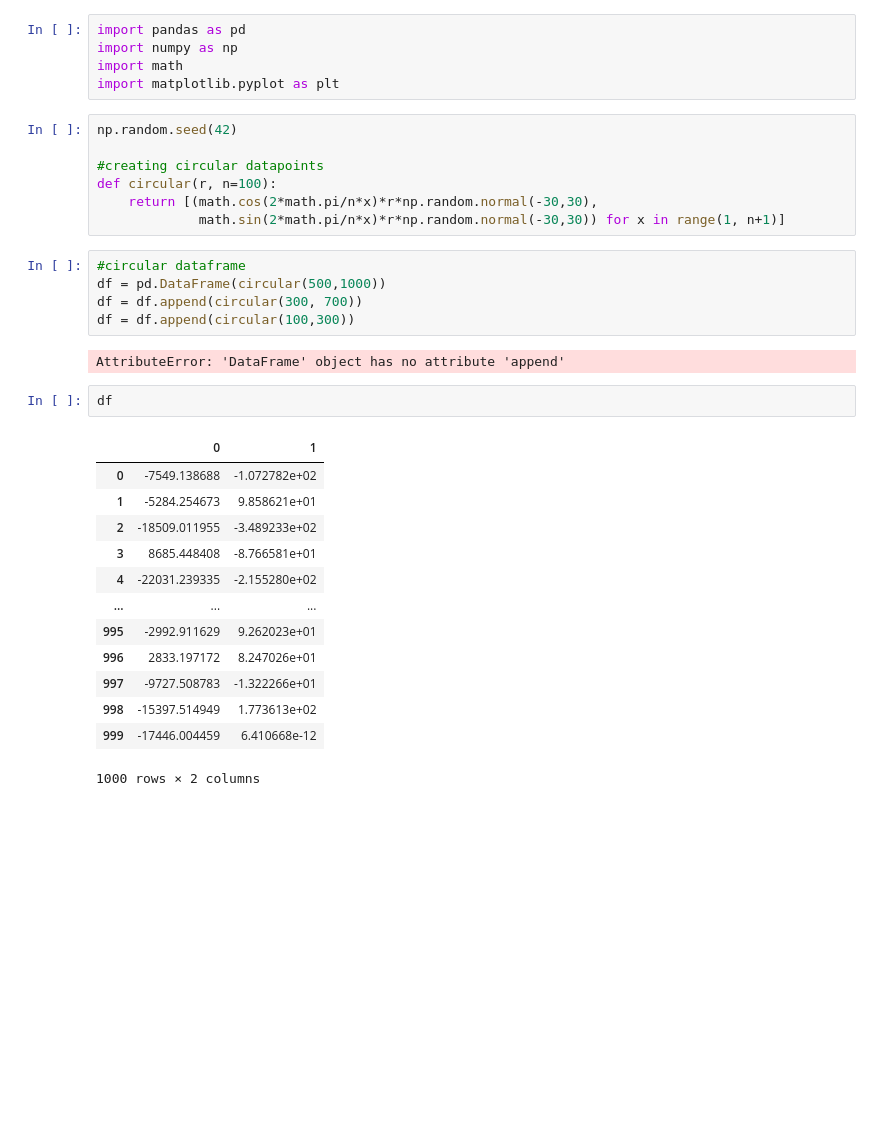
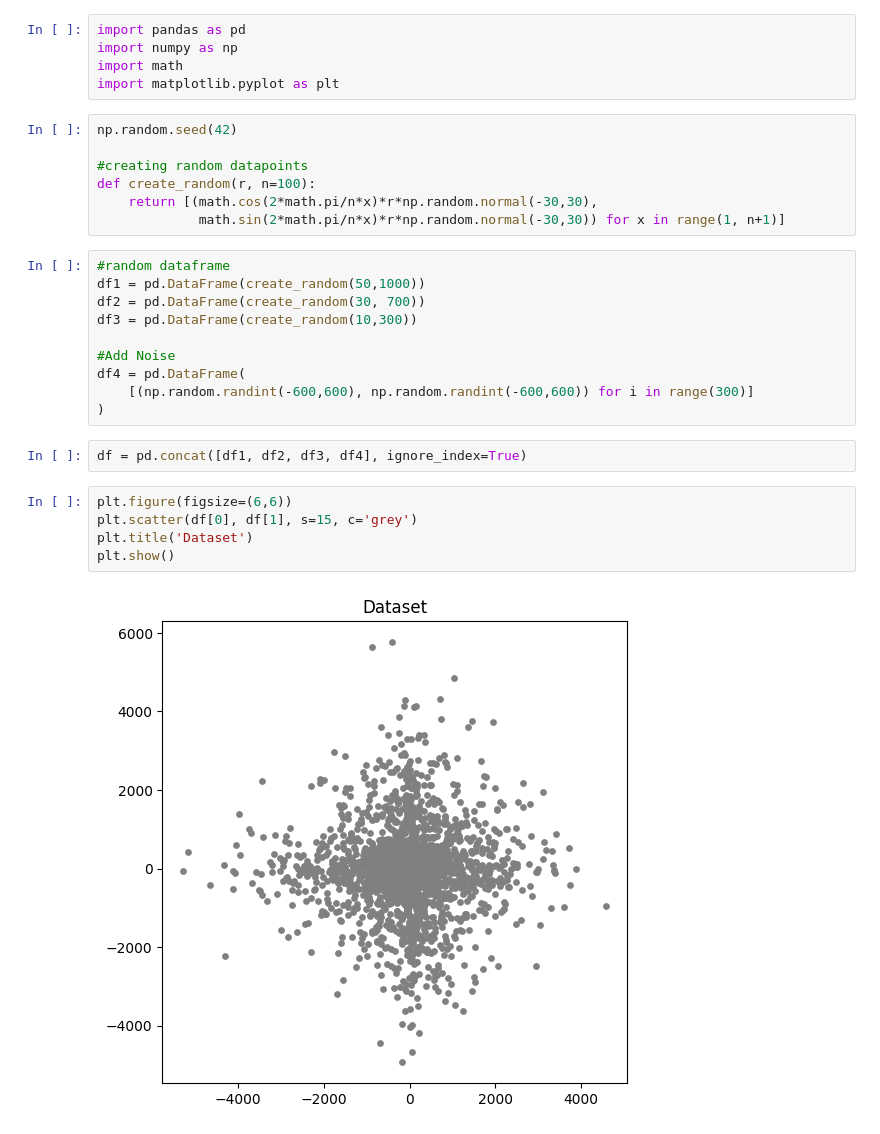
Before and after one commit to KizMan-23/unsupervised_models, a Jupyter notebook: clusters.ipynb, the cells around one changed output. Saved outputs shown, nothing was run; the diff lists cells and outputs as text; blank space fills up the shorter version.

```diff
--- a/clusters.ipynb
+++ b/clusters.ipynb
@@ -6,30 +6,26 @@ import matplotlib.pyplot as plt
 # %%
 np.random.seed(42)
 
-#creating circular datapoints
-def circular(r, n=100):
+#creating random datapoints
+def create_random(r, n=100):
     return [(math.cos(2*math.pi/n*x)*r*np.random.normal(-30,30),
              math.sin(2*math.pi/n*x)*r*np.random.normal(-30,30)) for x in range(1, n+1)]
 # %%
-#circular dataframe
-df = pd.DataFrame(circular(500,1000))
-df = df.append(circular(300, 700))
-df = df.append(circular(100,300))
+#random dataframe
+df1 = pd.DataFrame(create_random(50,1000))
+df2 = pd.DataFrame(create_random(30, 700))
+df3 = pd.DataFrame(create_random(10,300))
+
+#Add Noise
+df4 = pd.DataFrame(
+    [(np.random.randint(-600,600), np.random.randint(-600,600)) for i in range(300)]
+)
-# %% [output]
-AttributeError: 'DataFrame' object has no attribute 'append'
 # %%
-df
+df = pd.concat([df1, df2, df3, df4], ignore_index=True)
-# %% [output]
-|  | 0 | 1 |
-| 0 | -7549.138688 | -1.072782e+02 |
-| 1 | -5284.254673 | 9.858621e+01 |
-| 2 | -18509.011955 | -3.489233e+02 |
-| 3 | 8685.448408 | -8.766581e+01 |
-| 4 | -22031.239335 | -2.155280e+02 |
-| ... | ... | ... |
-| 995 | -2992.911629 | 9.262023e+01 |
-| 996 | 2833.197172 | 8.247026e+01 |
-| 997 | -9727.508783 | -1.322266e+01 |
-| 998 | -15397.514949 | 1.773613e+02 |
-| 999 | -17446.004459 | 6.410668e-12 |
-1000 rows × 2 columns
+# %%
+plt.figure(figsize=(6,6))
+plt.scatter(df[0], df[1], s=15, c='grey')
+plt.title('Dataset')
+plt.show()
+# %% [output]
+[figure, added]
```
Also changed, not shown: parts of 6 cells of this notebook, 1 other file.
